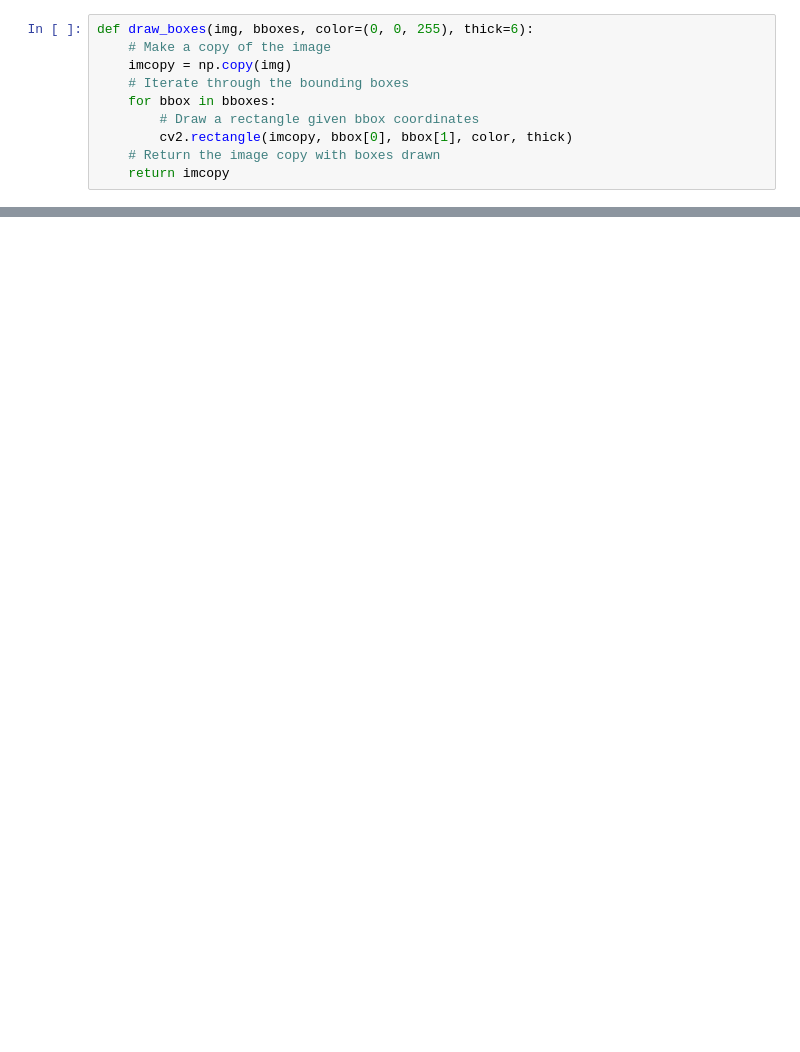
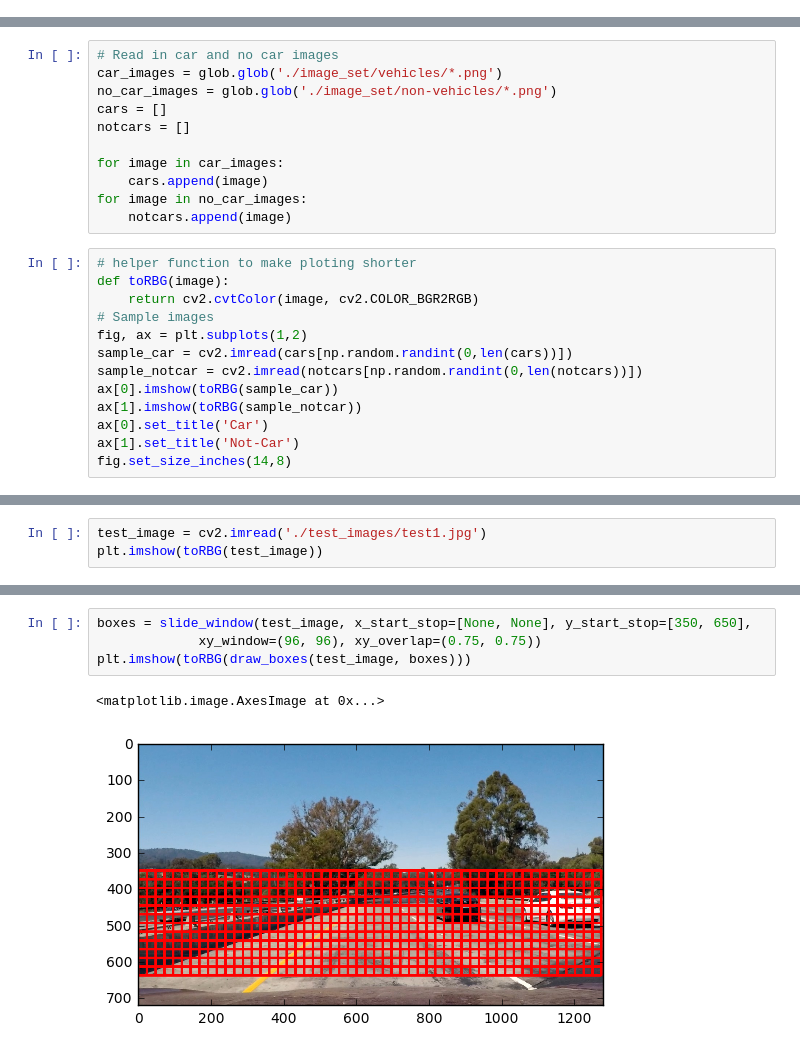
Before and after one commit to albertoferna/CarND-Vehicle-Detection, a Jupyter notebook: Vehicle Detection.ipynb, the cells around one changed output, grey strips where cells are left out. Cells and saved outputs as stored; diff of their text form; blank space fills up the shorter version.

Commit message:
add sliding window and detection

```diff
--- a/Vehicle Detection.ipynb
+++ b/Vehicle Detection.ipynb
@@ -6,11 +11 @@ import matplotlib.pyplot as plt
 %matplotlib inline
-# %%
-def draw_boxes(img, bboxes, color=(0, 0, 255), thick=6):
-    # Make a copy of the image
-    imcopy = np.copy(img)
-    # Iterate through the bounding boxes
-    for bbox in bboxes:
-        # Draw a rectangle given bbox coordinates
-        cv2.rectangle(imcopy, bbox[0], bbox[1], color, thick)
-    # Return the image copy with boxes drawn
-    return imcopy
@@ -81,0 +18,24 @@ def get_hog_features(img, orient, pix_per_cell, cell_per_block, vis=False, featu
+# %%
+# Read in car and no car images
+car_images = glob.glob('./image_set/vehicles/*.png')
+no_car_images = glob.glob('./image_set/non-vehicles/*.png')
+cars = []
+notcars = []
+
+for image in car_images:
+    cars.append(image)
+for image in no_car_images:
+    notcars.append(image)
+# %%
+# helper function to make ploting shorter
+def toRBG(image):
+    return cv2.cvtColor(image, cv2.COLOR_BGR2RGB)
+# Sample images
+fig, ax = plt.subplots(1,2)
+sample_car = cv2.imread(cars[np.random.randint(0,len(cars))])
+sample_notcar = cv2.imread(notcars[np.random.randint(0,len(notcars))])
+ax[0].imshow(toRBG(sample_car))
+ax[1].imshow(toRBG(sample_notcar))
+ax[0].set_title('Car')
+ax[1].set_title('Not-Car')
+fig.set_size_inches(14,8)
@@ -81,0 +143,3 @@ def get_hog_features(img, orient, pix_per_cell, cell_per_block, vis=False, featu
+# %%
+test_image = cv2.imread('./test_images/test1.jpg')
+plt.imshow(toRBG(test_image))
@@ -81,0 +149,7 @@ def get_hog_features(img, orient, pix_per_cell, cell_per_block, vis=False, featu
+# %%
+boxes = slide_window(test_image, x_start_stop=[None, None], y_start_stop=[350, 650],
+             xy_window=(96, 96), xy_overlap=(0.75, 0.75))
+plt.imshow(toRBG(draw_boxes(test_image, boxes)))
+# %% [output]
+<matplotlib.image.AxesImage at 0x...>
+[figure, added]
```
Also changed, not shown: parts of 24 cells of this notebook, 5 other files.
